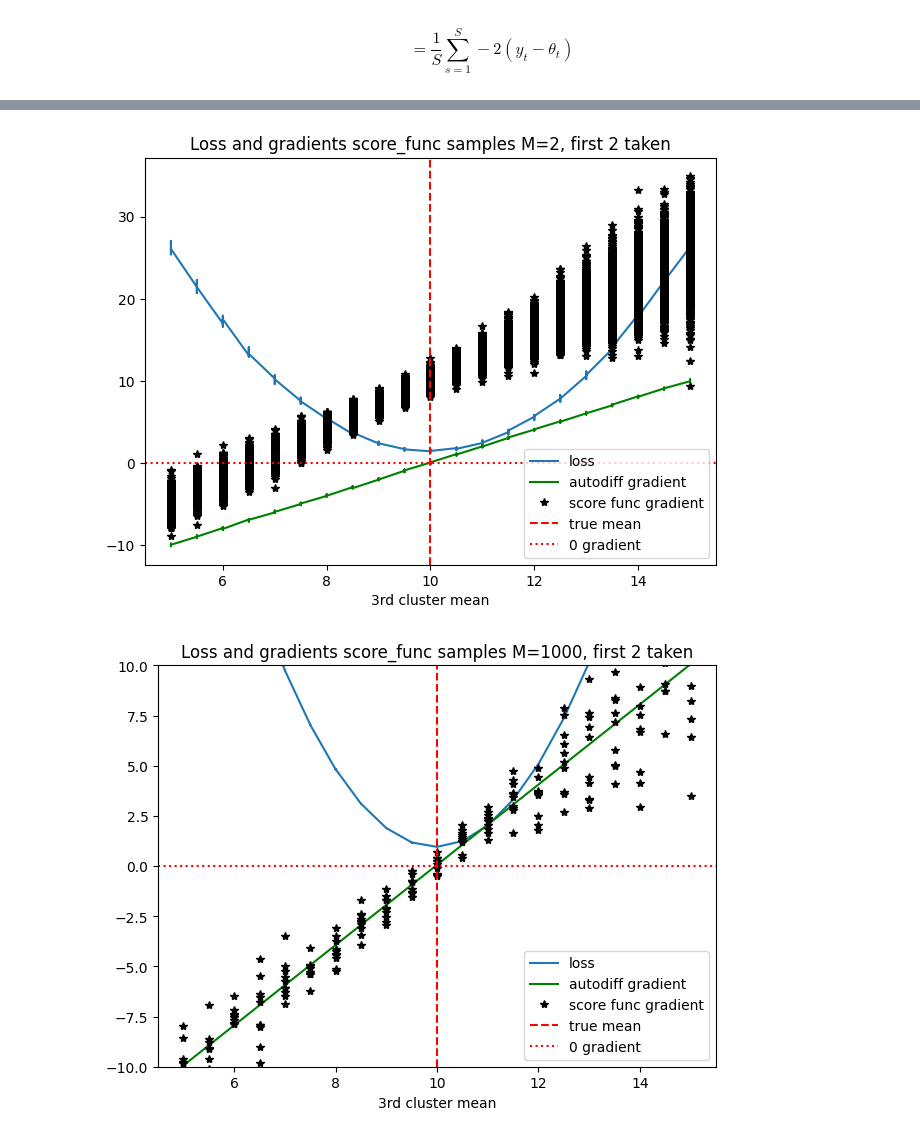
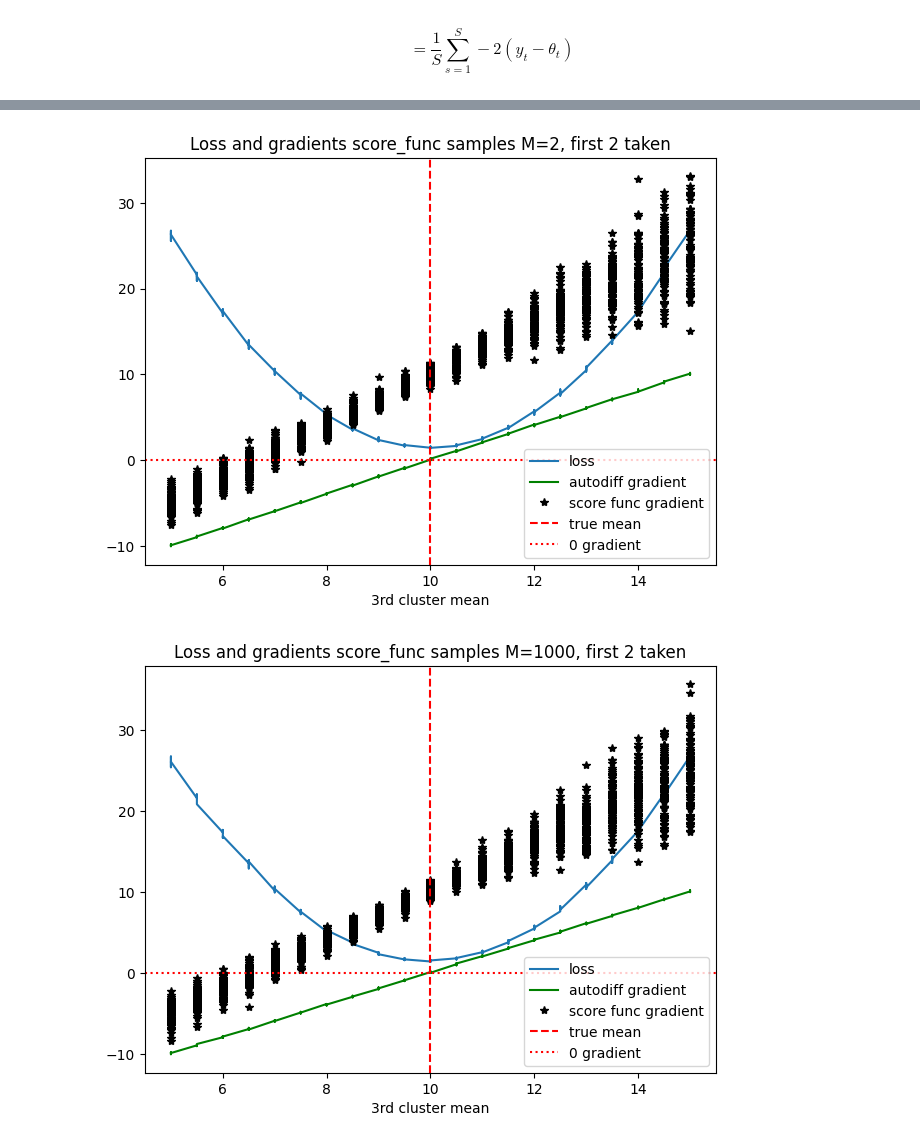
Before and after one commit to kheuton/prob_diff_topk, a Jupyter notebook: OneParameterModel.ipynb, the cells around one changed output, grey strips where cells are left out. Saved outputs shown, nothing was run; the diff lists cells and outputs as text; code cells hidden in the pictures.

```diff
--- a/OneParameterModel.ipynb
+++ b/OneParameterModel.ipynb
@@ -181,7 +161,7 @@ for param_value in np.linspace(5, 15, 21, dtype=np.float32):
 
     start = time.time()
 
-    for trial in range(1000):
+    for trial in range(100):
         with tf.GradientTape() as master_tape:
             model_distributions = model(x_TF)
             sample_y_MTS = model_distributions.sample(M)
@@ -243,10 +223,11 @@ for param_value in np.linspace(5, 15, 21, dtype=np.float32):
 
     start = time.time()
 
-    for trial in range(10):
+    for trial in range(100):
         with tf.GradientTape() as master_tape:
             model_distributions = model(x_TF)
             sample_y_MTS = model_distributions.sample(M)
+            sample_y_MTS = sample_y_MTS[:2,:,:]
             stopped_samples_MTS = tf.stop_gradient(sample_y_MTS)
             sample_log_probs_MTS = model_distributions.log_prob(stopped_samples_MTS)
             grad_theta_wrt_phi_MTS = (sample_y_MTS - model.trainable_variables[1])*sample_y_MTS
@@ -329,7 +310,7 @@ def plot_big_results(analytical_grads_MTS, autodiff_grads, losses, param_vals, T
     plt.show()
 # %%
 plot_big_results(big_analytical, autodiff_grads, losses, param_vals, T, M=2, limit_y=False)
-plot_big_results(big_analytical1k, autodiff_grads1k, losses1k, param_vals1k, T, M=1000, num_rows=2)
+plot_big_results(big_analytical1k, autodiff_grads1k, losses1k, param_vals1k, T, M=1000, num_rows=2, limit_y=False)
 # %% [output]
-[figure, old version]
+[figure, new version]
-[figure, old version]
+[figure, new version]
```
Also changed, not shown: parts of 5 cells of this notebook, 4 other files.
